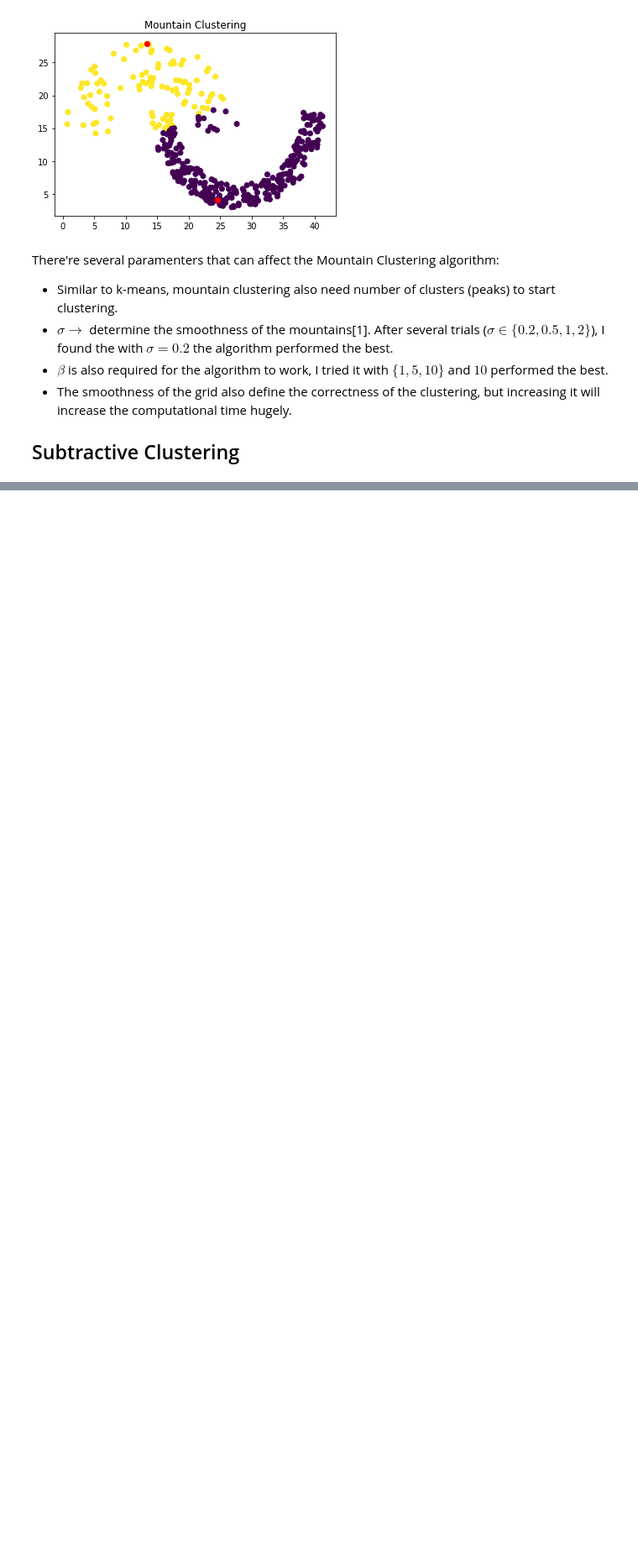
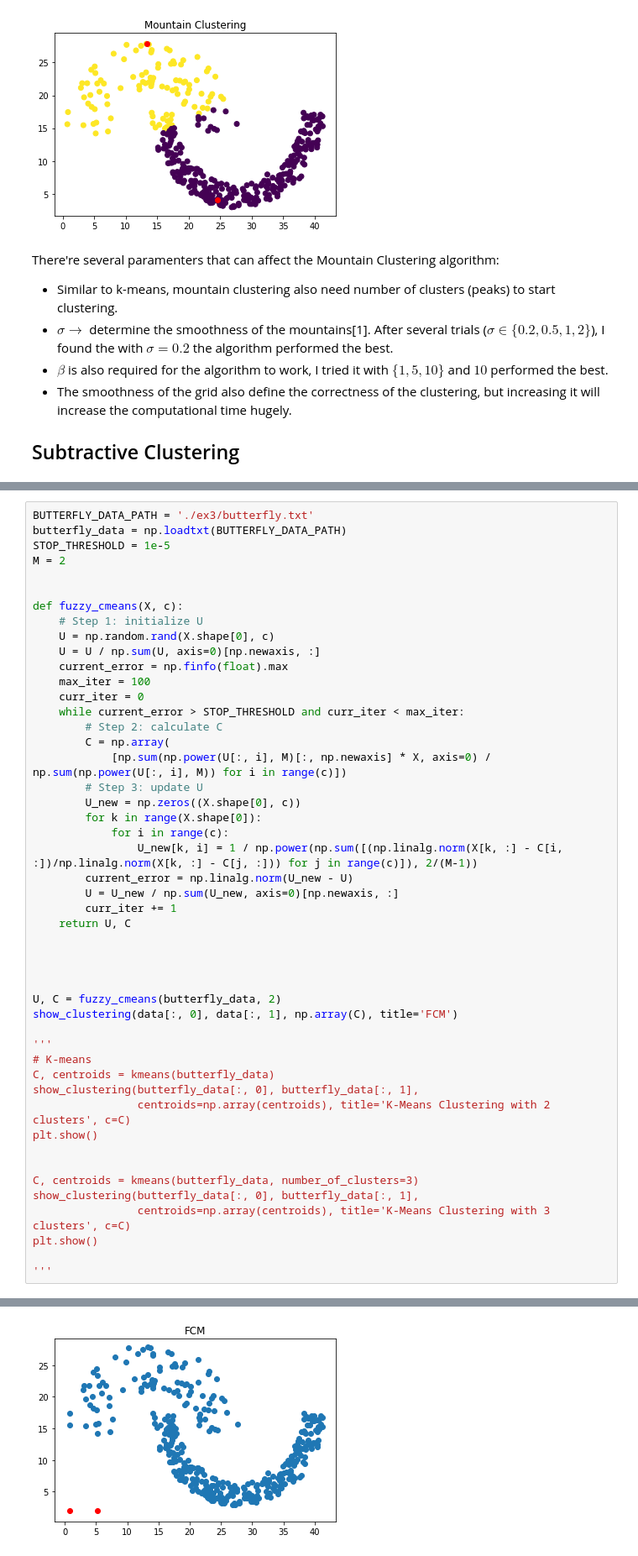
Before and after one commit to envil/pattern-recognition-uef-2019, a Jupyter notebook: ex3/exercise3-vietta.ipynb, the cells around one changed output, grey strips where cells are left out. Shown: that part at 84% size. Cells and saved outputs as stored; diff of their text form; blank space fills up the shorter version.

```diff
--- a/ex3/exercise3-vietta.ipynb
+++ b/ex3/exercise3-vietta.ipynb
@@ -183,0 +168,49 @@ plt.show()
+# %%
+BUTTERFLY_DATA_PATH = './ex3/butterfly.txt'
+butterfly_data = np.loadtxt(BUTTERFLY_DATA_PATH)
+STOP_THRESHOLD = 1e-5
+M = 2
+
+
+def fuzzy_cmeans(X, c):
+    # Step 1: initialize U
+    U = np.random.rand(X.shape[0], c)
+    U = U / np.sum(U, axis=0)[np.newaxis, :]
+    current_error = np.finfo(float).max
+    max_iter = 100
+    curr_iter = 0
+    while current_error > STOP_THRESHOLD and curr_iter < max_iter:
+        # Step 2: calculate C
+        C = np.array(
+            [np.sum(np.power(U[:, i], M)[:, np.newaxis] * X, axis=0) / np.sum(np.power(U[:, i], M)) for i in range(c)])
+        # Step 3: update U
+        U_new = np.zeros((X.shape[0], c))
+        for k in range(X.shape[0]):
+            for i in range(c):
+                U_new[k, i] = 1 / np.power(np.sum([(np.linalg.norm(X[k, :] - C[i, :])/np.linalg.norm(X[k, :] - C[j, :])) for j in range(c)]), 2/(M-1))
+        current_error = np.linalg.norm(U_new - U)
+        U = U_new / np.sum(U_new, axis=0)[np.newaxis, :]
+        curr_iter += 1
+    return U, C
+
+
+
+
+U, C = fuzzy_cmeans(butterfly_data, 2)
+show_clustering(data[:, 0], data[:, 1], np.array(C), title='FCM')
+
+'''
+# K-means
+C, centroids = kmeans(butterfly_data)
+show_clustering(butterfly_data[:, 0], butterfly_data[:, 1],
+                centroids=np.array(centroids), title='K-Means Clustering with 2 clusters', c=C)
+plt.show()
+
+
+C, centroids = kmeans(butterfly_data, number_of_clusters=3)
+show_clustering(butterfly_data[:, 0], butterfly_data[:, 1],
+                centroids=np.array(centroids), title='K-Means Clustering with 3 clusters', c=C)
+plt.show()
+
+'''
+# %% [output]
@@ -184,2 +218,3 @@ plt.show()
+[figure, added]
 # %% [markdown]
 # References
```
Also changed, not shown: parts of 7 cells of this notebook, 14 other files.
